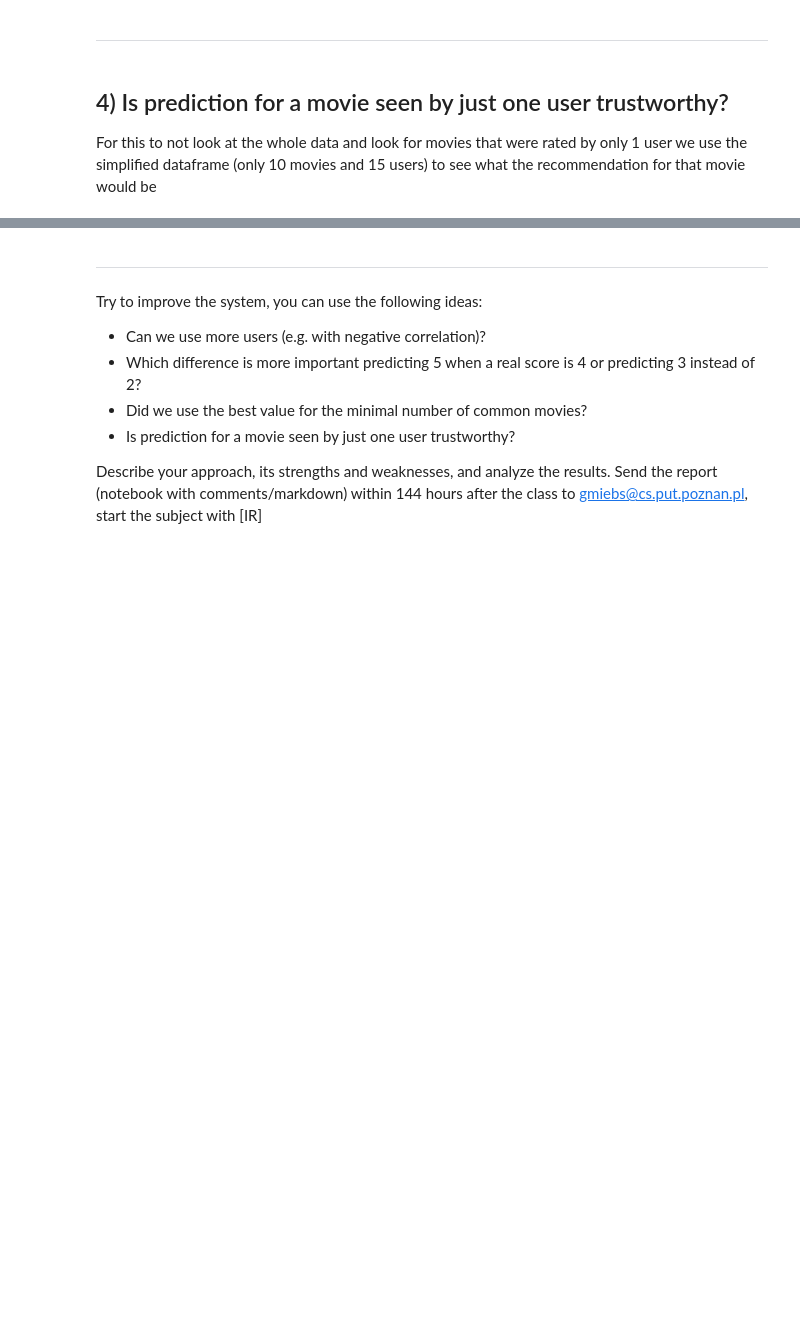
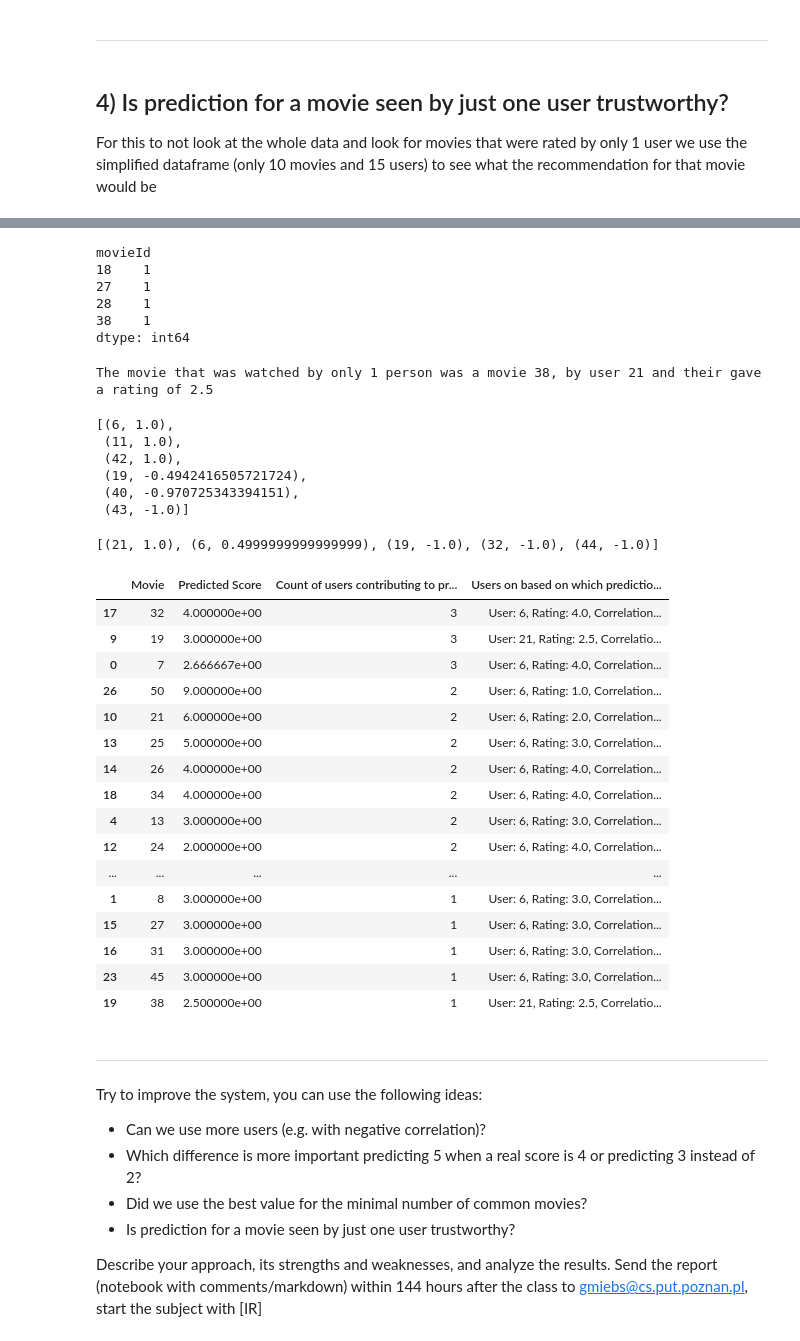
Before and after one commit to mmartyna123/InformationRetrieval, a Jupyter notebook: Lab5/Lab-IR5.ipynb, the cells around one changed output, grey strips where cells are left out. Saved outputs shown, nothing was run; the diff lists cells and outputs as text; code cells hidden in the pictures; blank space fills up the shorter version.

```diff
--- a/Lab5/Lab-IR5.ipynb
+++ b/Lab5/Lab-IR5.ipynb
@@ -974,3 +968,53 @@ dfTaskSimplified
+# %%
+numOfRatings = dfTaskSimplified.notna().sum(axis=1)
+movieOnlyBY1User = numOfRatings[numOfRatings == 1]
+movieOnlyBY1User
+# %% [output]
+movieId
+18    1
+27    1
+28    1
+38    1
+dtype: int64
+# %%
+theOnlyUser = dfTaskSimplified.loc[38].dropna().index[0]
+theOnlyUserRating = dfTaskSimplified.loc[38, theOnlyUser]
+print(f"The movie that was watched by only 1 person was a movie 38, by user {theOnlyUser} and their gave a rating of {theOnlyUserRating}")
+# %% [output]
+The movie that was watched by only 1 person was a movie 38, by user 21 and their gave a rating of 2.5
+# %%
+CalculatetCorrelations(user = 21, commonMovies=2, moviesdf=dfTaskSimplified)
+# %% [output]
+[(6, 1.0),
+ (11, 1.0),
+ (42, 1.0),
+ (19, -0.4942416505721724),
+ (40, -0.970725343394151),
+ (43, -1.0)]
+# %%
+CalculatetCorrelations(user = 11, commonMovies=2, moviesdf=dfTaskSimplified)
+# %% [output]
+[(21, 1.0), (6, 0.4999999999999999), (19, -1.0), (32, -1.0), (44, -1.0)]
+# %%
+predictScores(user = 11, moviesdf = dfTaskSimplified, commonMovies = 2, topUsers = 5, negativeUsers=0, sortBy='User')
+# %% [output]
+|  | Movie | Predicted Score | Count of users contributing to pr... | Users on based on which predictio... |
+| 17 | 32 | 4.000000e+00 | 3 | User: 6, Rating: 4.0, Correlation... |
+| 9 | 19 | 3.000000e+00 | 3 | User: 21, Rating: 2.5, Correlatio... |
+| 0 | 7 | 2.666667e+00 | 3 | User: 6, Rating: 4.0, Correlation... |
+| 26 | 50 | 9.000000e+00 | 2 | User: 6, Rating: 1.0, Correlation... |
+| 10 | 21 | 6.000000e+00 | 2 | User: 6, Rating: 2.0, Correlation... |
+| 13 | 25 | 5.000000e+00 | 2 | User: 6, Rating: 3.0, Correlation... |
+| 14 | 26 | 4.000000e+00 | 2 | User: 6, Rating: 4.0, Correlation... |
+| 18 | 34 | 4.000000e+00 | 2 | User: 6, Rating: 4.0, Correlation... |
+| 4 | 13 | 3.000000e+00 | 2 | User: 6, Rating: 3.0, Correlation... |
+| 12 | 24 | 2.000000e+00 | 2 | User: 6, Rating: 4.0, Correlation... |
+| ... | ... | ... | ... | ... |
+| 1 | 8 | 3.000000e+00 | 1 | User: 6, Rating: 3.0, Correlation... |
+| 15 | 27 | 3.000000e+00 | 1 | User: 6, Rating: 3.0, Correlation... |
+| 16 | 31 | 3.000000e+00 | 1 | User: 6, Rating: 3.0, Correlation... |
+| 23 | 45 | 3.000000e+00 | 1 | User: 6, Rating: 3.0, Correlation... |
+| 19 | 38 | 2.500000e+00 | 1 | User: 21, Rating: 2.5, Correlatio... |
 # %% [markdown]
 --------
 # %% [markdown]
```
Also changed, not shown: parts of 7 cells of this notebook.
